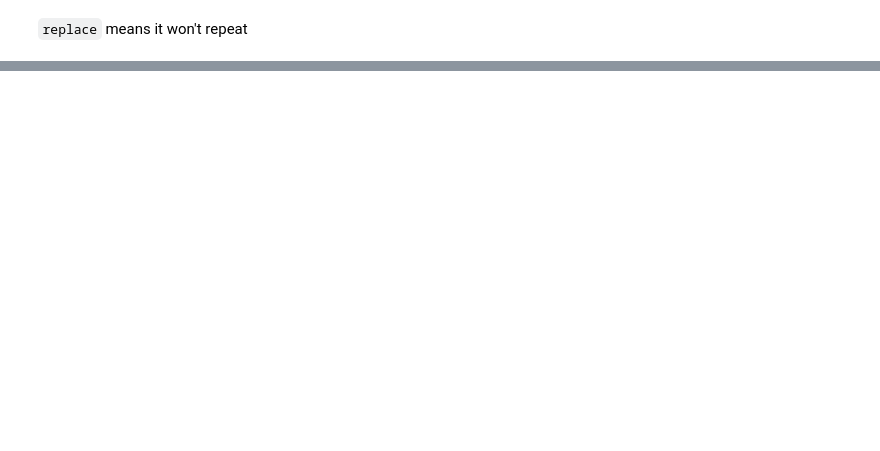
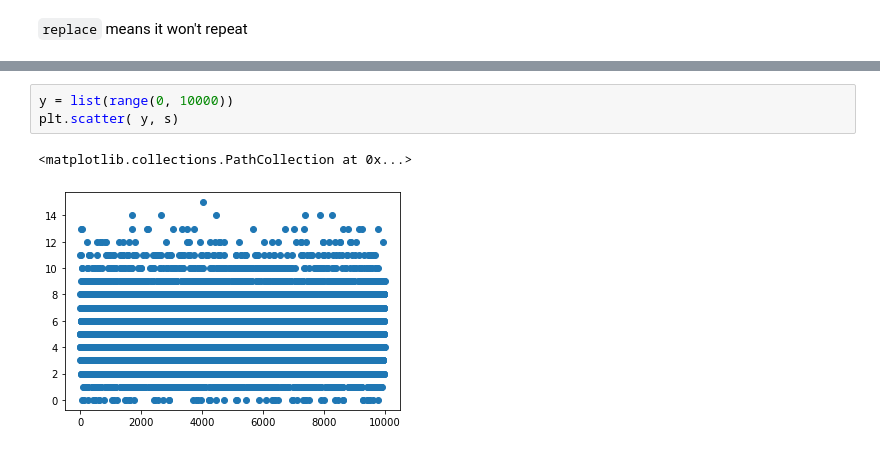
Before and after one commit to sean-meade/Programming-for-Data-Analysis-Assignment, a Jupyter notebook: NumPy_Random_Investigation.ipynb, the cells around one changed output, grey strips where cells are left out. Cells and saved outputs as stored; diff of their text form; blank space fills up the shorter version.

```diff
--- a/NumPy_Random_Investigation.ipynb
+++ b/NumPy_Random_Investigation.ipynb
@@ -98,0 +165,6 @@ b'\x89~Dt\xaf1#x;C'
+# %%
+y = list(range(0, 10000))
+plt.scatter( y, s)
+# %% [output]
+<matplotlib.collections.PathCollection at 0x...>
+[figure, added]
```
Also changed, not shown: parts of 29 cells of this notebook, 1 other file.
